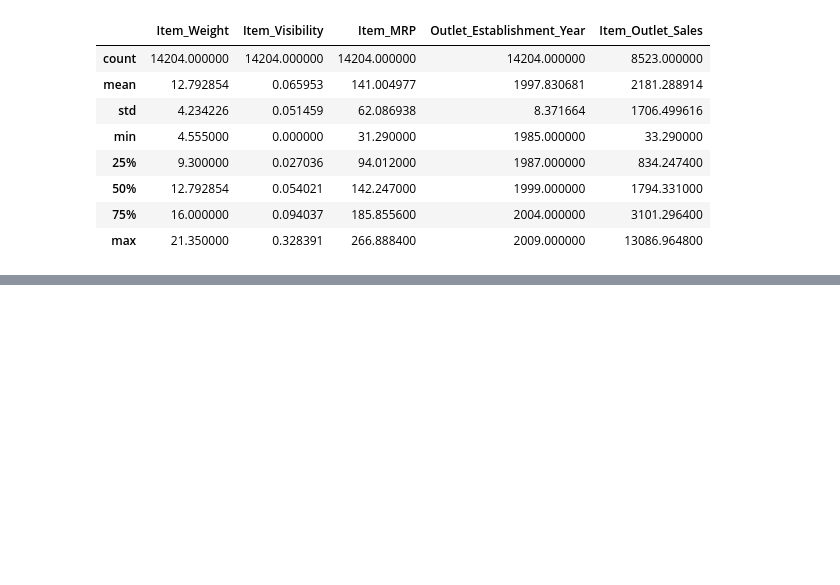
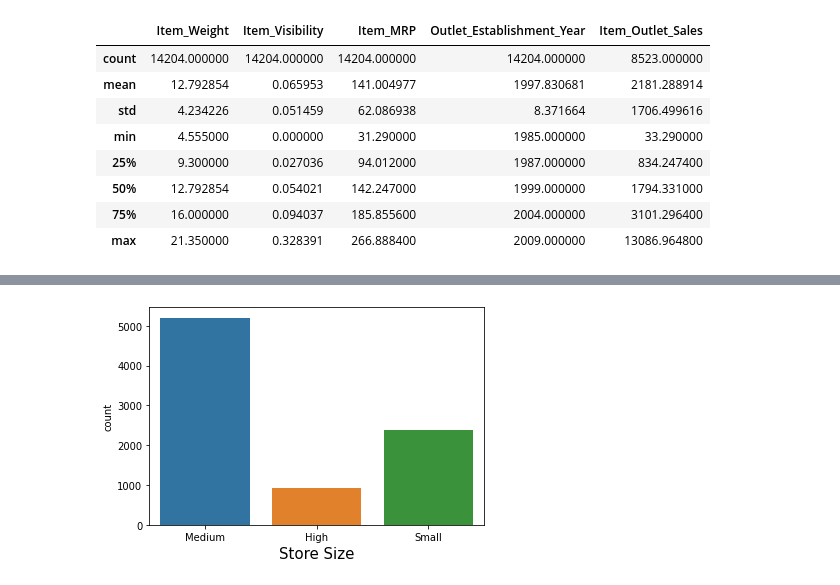
Before and after one commit to mebi-ali/BigMart-Sales-Predication, a Jupyter notebook: bigmart-sales-prediction-analysis.ipynb, the cells around one changed output, grey strips where cells are left out. Saved outputs shown, nothing was run; the diff lists cells and outputs as text; code cells hidden in the pictures; blank space fills up the shorter version.

```diff
--- a/bigmart-sales-prediction-analysis.ipynb
+++ b/bigmart-sales-prediction-analysis.ipynb
@@ -416,0 +465,8 @@ See the caveats in the documentation: https://pandas.pydata.org/pandas-docs/stab
+# %%
+# CountPlot for Outlet_Size
+plt.figure(figsize=(6,4))
+sns.countplot(data=train_df, x='Outlet_Size')
+plt.xlabel('Store Size', fontsize=15)
+plt.show()
+# %% [output]
+[figure, added]
```
Also changed, not shown: parts of 55 cells of this notebook.
